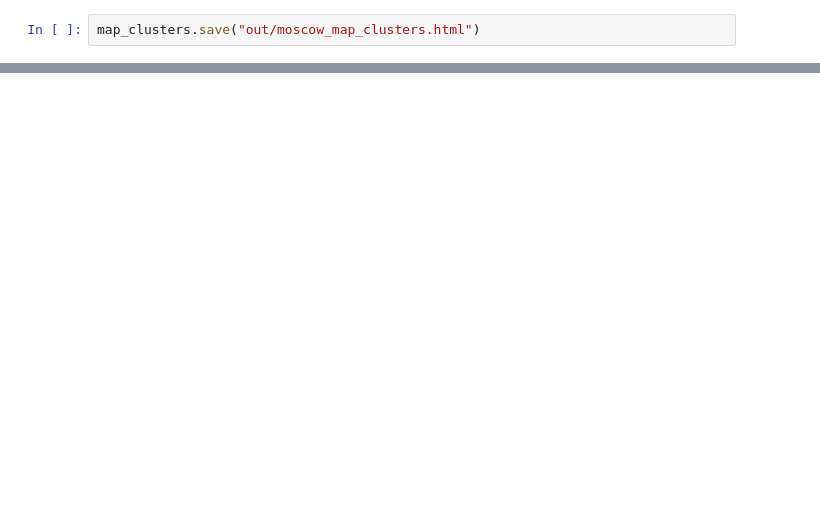
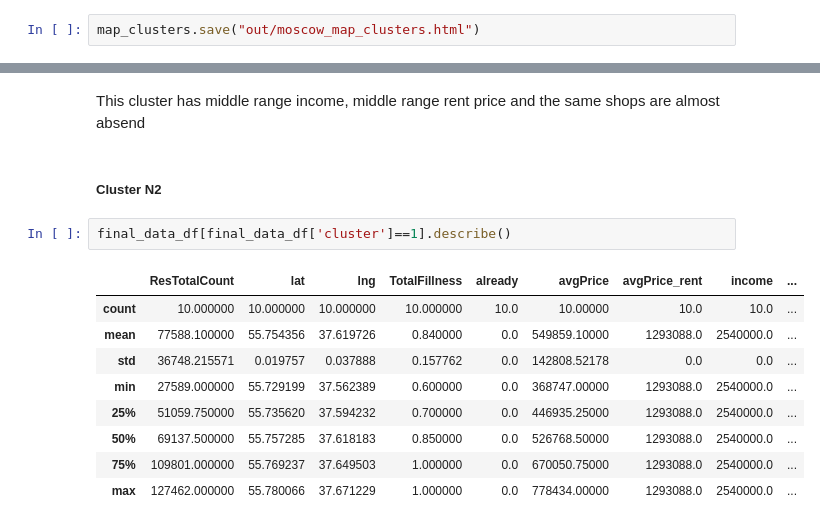
Before and after one commit to kujablik/Coursera_Capstone, a Jupyter notebook: FinalProject/notebook.ipynb, the cells around one changed output, grey strips where cells are left out. Saved outputs shown, nothing was run; the diff lists cells and outputs as text; blank space fills up the shorter version.

```diff
--- a/FinalProject/notebook.ipynb
+++ b/FinalProject/notebook.ipynb
@@ -540,0 +497,16 @@ map_clusters.save("out/moscow_map_clusters.html")
+# %% [markdown]
+This cluster has middle range income, middle range rent price and the same shops are almost absend
+# %% [markdown]
+##### Cluster N2
+# %%
+final_data_df[final_data_df['cluster']==1].describe()
+# %% [output]
+|  | ResTotalCount | lat | lng | TotalFillness | already | avgPrice | avgPrice_rent | income | ... |
+| count | 10.000000 | 10.000000 | 10.000000 | 10.000000 | 10.0 | 10.00000 | 10.0 | 10.0 | ... |
+| mean | 77588.100000 | 55.754356 | 37.619726 | 0.840000 | 0.0 | 549859.10000 | 1293088.0 | 2540000.0 | ... |
+| std | 36748.215571 | 0.019757 | 0.037888 | 0.157762 | 0.0 | 142808.52178 | 0.0 | 0.0 | ... |
+| min | 27589.000000 | 55.729199 | 37.562389 | 0.600000 | 0.0 | 368747.00000 | 1293088.0 | 2540000.0 | ... |
+| 25% | 51059.750000 | 55.735620 | 37.594232 | 0.700000 | 0.0 | 446935.25000 | 1293088.0 | 2540000.0 | ... |
+| 50% | 69137.500000 | 55.757285 | 37.618183 | 0.850000 | 0.0 | 526768.50000 | 1293088.0 | 2540000.0 | ... |
+| 75% | 109801.000000 | 55.769237 | 37.649503 | 1.000000 | 0.0 | 670050.75000 | 1293088.0 | 2540000.0 | ... |
+| max | 127462.000000 | 55.780066 | 37.671229 | 1.000000 | 0.0 | 778434.00000 | 1293088.0 | 2540000.0 | ... |
```
Also changed, not shown: parts of 61 cells of this notebook, 3 other files.
